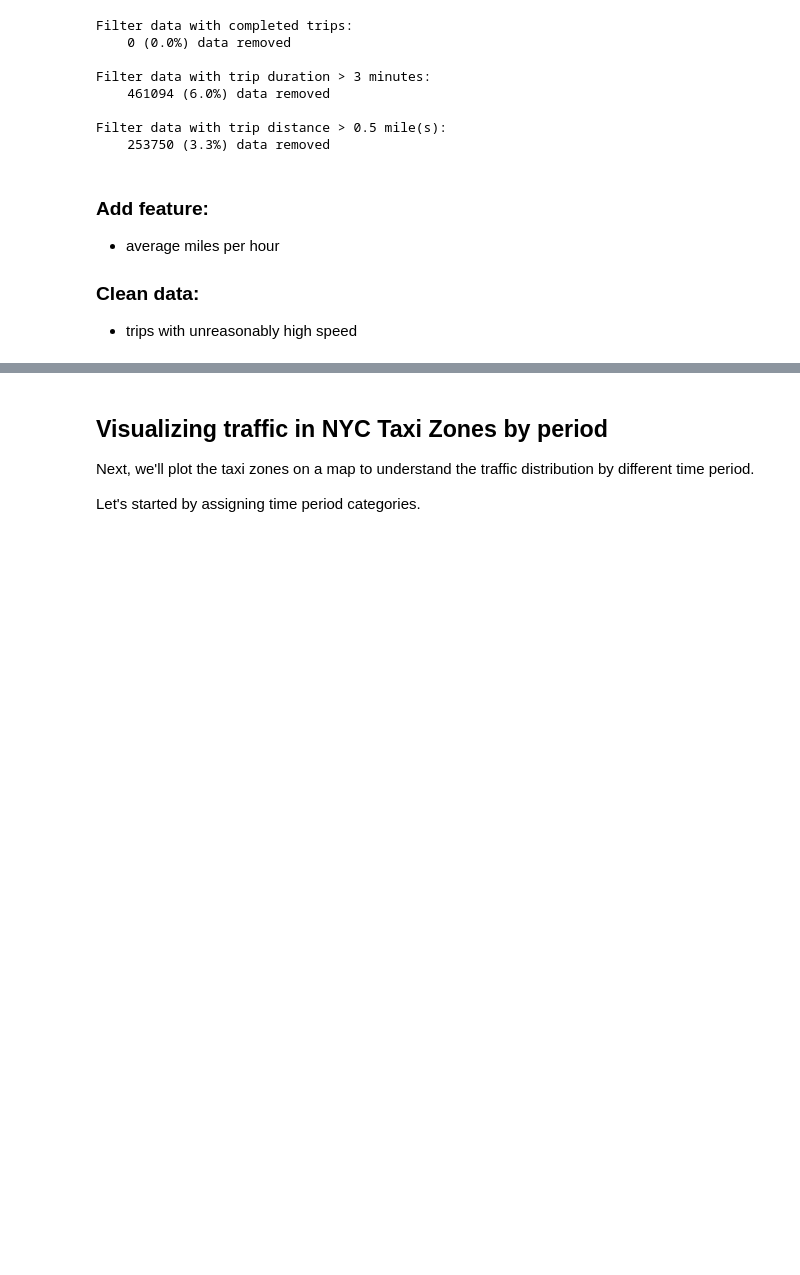
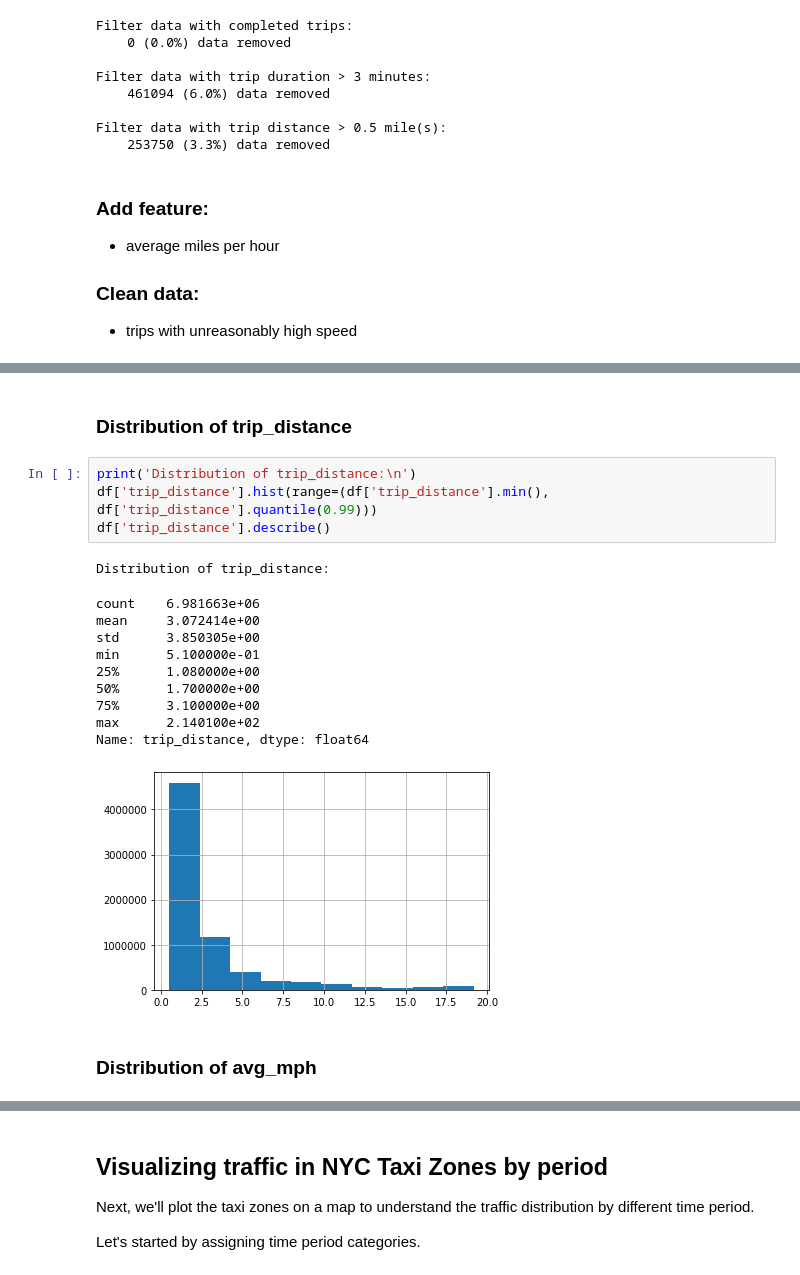
Before and after one commit to alicez123/nyc-taxi-shared-ride, a Jupyter notebook: exploratory_data_analysis.ipynb, the cells around one changed output, grey strips where cells are left out. Saved outputs shown, nothing was run; the diff lists cells and outputs as text; blank space fills up the shorter version.

```diff
--- a/exploratory_data_analysis.ipynb
+++ b/exploratory_data_analysis.ipynb
@@ -301,0 +310,20 @@ Name: avg_mph, dtype: float64
+# %% [markdown]
+### Distribution of trip_distance
+# %%
+print('Distribution of trip_distance:\n')
+df['trip_distance'].hist(range=(df['trip_distance'].min(), df['trip_distance'].quantile(0.99)))
+df['trip_distance'].describe()
+# %% [output]
+Distribution of trip_distance:
+count    6.981663e+06
+mean     3.072414e+00
+std      3.850305e+00
+min      5.100000e-01
+25%      1.080000e+00
+50%      1.700000e+00
+75%      3.100000e+00
+max      2.140100e+02
+Name: trip_distance, dtype: float64
+[figure, added]
+# %% [markdown]
+### Distribution of avg_mph
```
Also changed, not shown: parts of 10 cells of this notebook.
